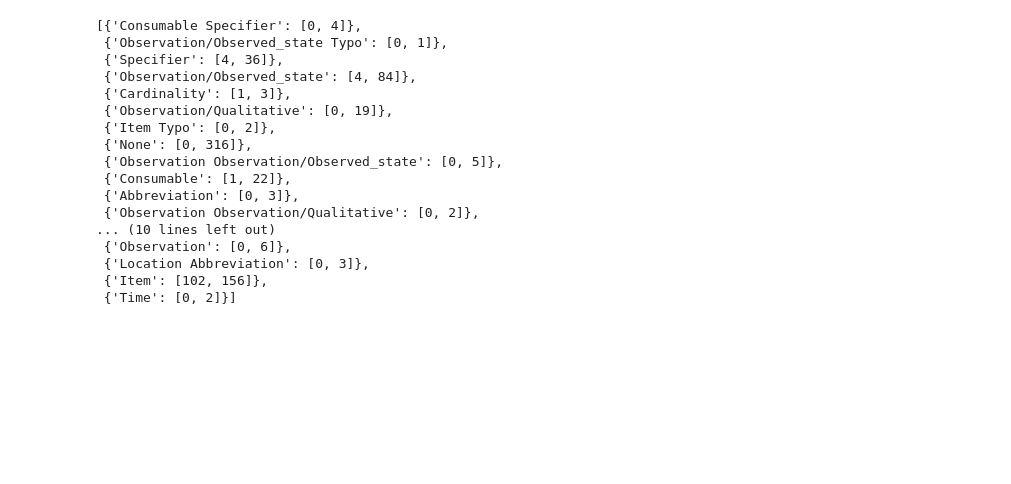
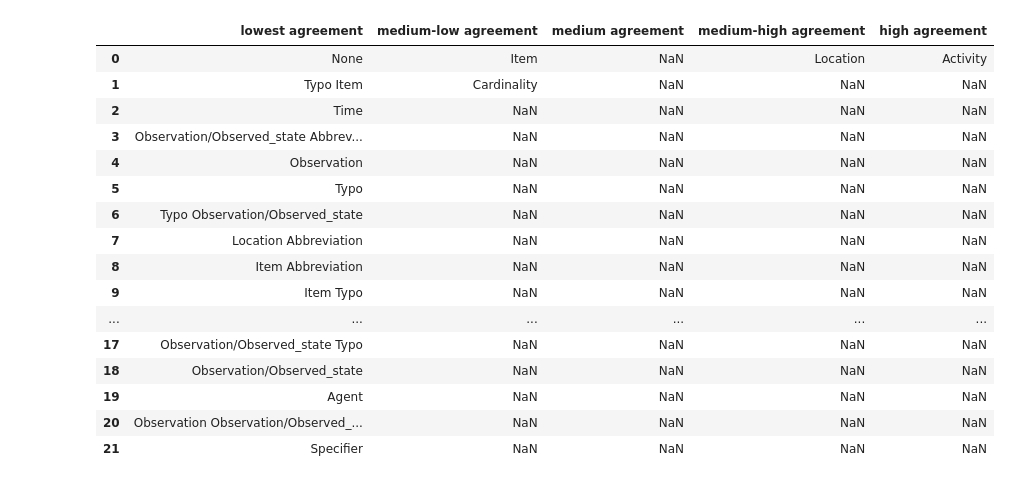
Before and after one commit to Daniel889911/GENG5511-Research-Project, a Jupyter notebook: label_categories/label_categories.ipynb, the cells around one changed output. Drawn from its saved outputs; the diff is of its cells as text; code cells hidden in the pictures; blank space fills up the shorter version.

Commit message:
Fixed bug in agreement summary table

```diff
--- a/label_categories/label_categories.ipynb
+++ b/label_categories/label_categories.ipynb
@@ -1,34 +1,36 @@
 # %%
 from annotator import Annotator
 from label_categories import Label_Metrics
 import graphs as gr
 
 annotator1 = Annotator('annotator1', "annotations-TBikaun.json")
 annotator2 = Annotator('annotator2', "annotations-ziyu.zhao.json")
 annotator3 = Annotator('annotator3', "annotations-danielsantosa.json")
 annotator4 = Annotator('annotator4', "annotations-mhodki.json")
 annotator5 = Annotator('annotator5', "annotations-mstewartuwa.json")
 annotator6 = Annotator('annotator6', "annotations-caitlinwoods.json")
 annotator7 = Annotator('annotator7', "annotations-Tim.json")
 label = Label_Metrics(annotator1, annotator2, annotator3)
 overall_table = label.get_accumulated_table_labels()
 label_agreement_lists = label.get_label_agreements_lists(overall_table)
-label_agreement_lists
+agreement_percentages = label.get_agreement_percentages(label_agreement_lists)
+agreements_summary = label.create_agreement_summary(agreement_percentages)
+agreements_summary
 # %% [output]
-[{'Consumable Specifier': [0, 4]},
- {'Observation/Observed_state Typo': [0, 1]},
- {'Specifier': [4, 36]},
- {'Observation/Observed_state': [4, 84]},
- {'Cardinality': [1, 3]},
- {'Observation/Qualitative': [0, 19]},
- {'Item Typo': [0, 2]},
- {'None': [0, 316]},
- {'Observation Observation/Observed_state': [0, 5]},
- {'Consumable': [1, 22]},
- {'Abbreviation': [0, 3]},
- {'Observation Observation/Qualitative': [0, 2]},
-... (10 lines left out)
- {'Observation': [0, 6]},
- {'Location Abbreviation': [0, 3]},
- {'Item': [102, 156]},
- {'Time': [0, 2]}]
+|  | lowest agreement | medium-low agreement | medium agreement | medium-high agreement | high agreement |
+| 0 | None | Item | NaN | Location | Activity |
+| 1 | Typo Item | Cardinality | NaN | NaN | NaN |
+| 2 | Time | NaN | NaN | NaN | NaN |
+| 3 | Observation/Observed_state Abbrev... | NaN | NaN | NaN | NaN |
+| 4 | Observation | NaN | NaN | NaN | NaN |
+| 5 | Typo | NaN | NaN | NaN | NaN |
+| 6 | Typo Observation/Observed_state | NaN | NaN | NaN | NaN |
+| 7 | Location Abbreviation | NaN | NaN | NaN | NaN |
+| 8 | Item Abbreviation | NaN | NaN | NaN | NaN |
+| 9 | Item Typo | NaN | NaN | NaN | NaN |
+| ... | ... | ... | ... | ... | ... |
+| 17 | Observation/Observed_state Typo | NaN | NaN | NaN | NaN |
+| 18 | Observation/Observed_state | NaN | NaN | NaN | NaN |
+| 19 | Agent | NaN | NaN | NaN | NaN |
+| 20 | Observation Observation/Observed_... | NaN | NaN | NaN | NaN |
+| 21 | Specifier | NaN | NaN | NaN | NaN |
```
Also changed, not shown: parts of 3 cells of this notebook, 8 other files.
